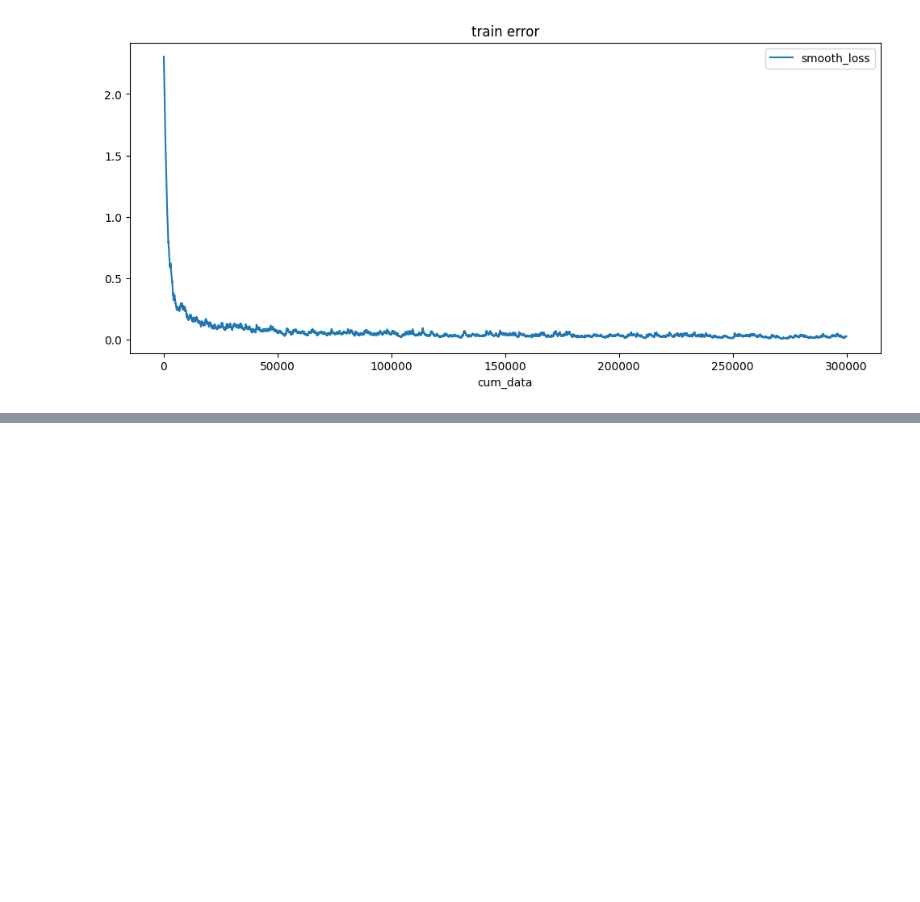
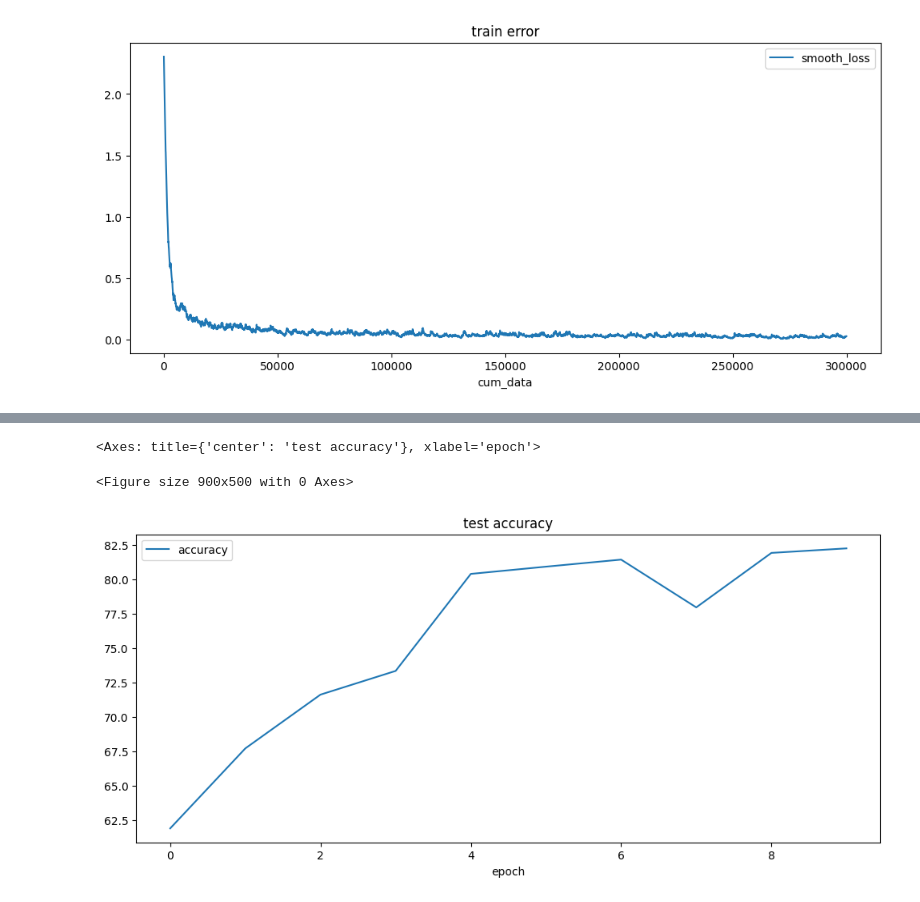
Before and after one commit to RinokuS/neural-ode, a Jupyter notebook: Neural ODEs.ipynb, the cells around one changed output, grey strips where cells are left out. Cells and saved outputs as stored; diff of their text form; code cells hidden in the pictures; blank space fills up the shorter version.

```diff
--- a/Neural ODEs.ipynb
+++ b/Neural ODEs.ipynb
@@ -574,6 +562,6 @@ Test Accuracy: 99.210%
 # %%
 func = ConvODEF(64)
-ode = NeuralODE(func, rk4_solver())
+ode = NeuralODE(func, rk4_solver(0.05))
 model_rk4 = ContinuousNeuralMNISTClassifier(ode)
 if use_cuda:
     model_rk4 = model_rk4.cuda()
@@ -876,0 +939,10 @@ torch.save(vae.state_dict(), "models/vae_spirals.sd")
+# %%
+plt.figure(figsize=(9, 5))
+mean_loss = [np.mean(train_losses) for train_losses in train_loss_all]
+history = pd.DataFrame({"accuracy": accuracy_all})
+history["epoch"] = history.index
+history.plot(x="epoch", y="accuracy", figsize=(12, 5), title="test accuracy")
+# %% [output]
+<Axes: title={'center': 'test accuracy'}, xlabel='epoch'>
+<Figure size 900x500 with 0 Axes>
+[figure, added]
```
Also changed, not shown: parts of 34 cells of this notebook, 53 other files.
